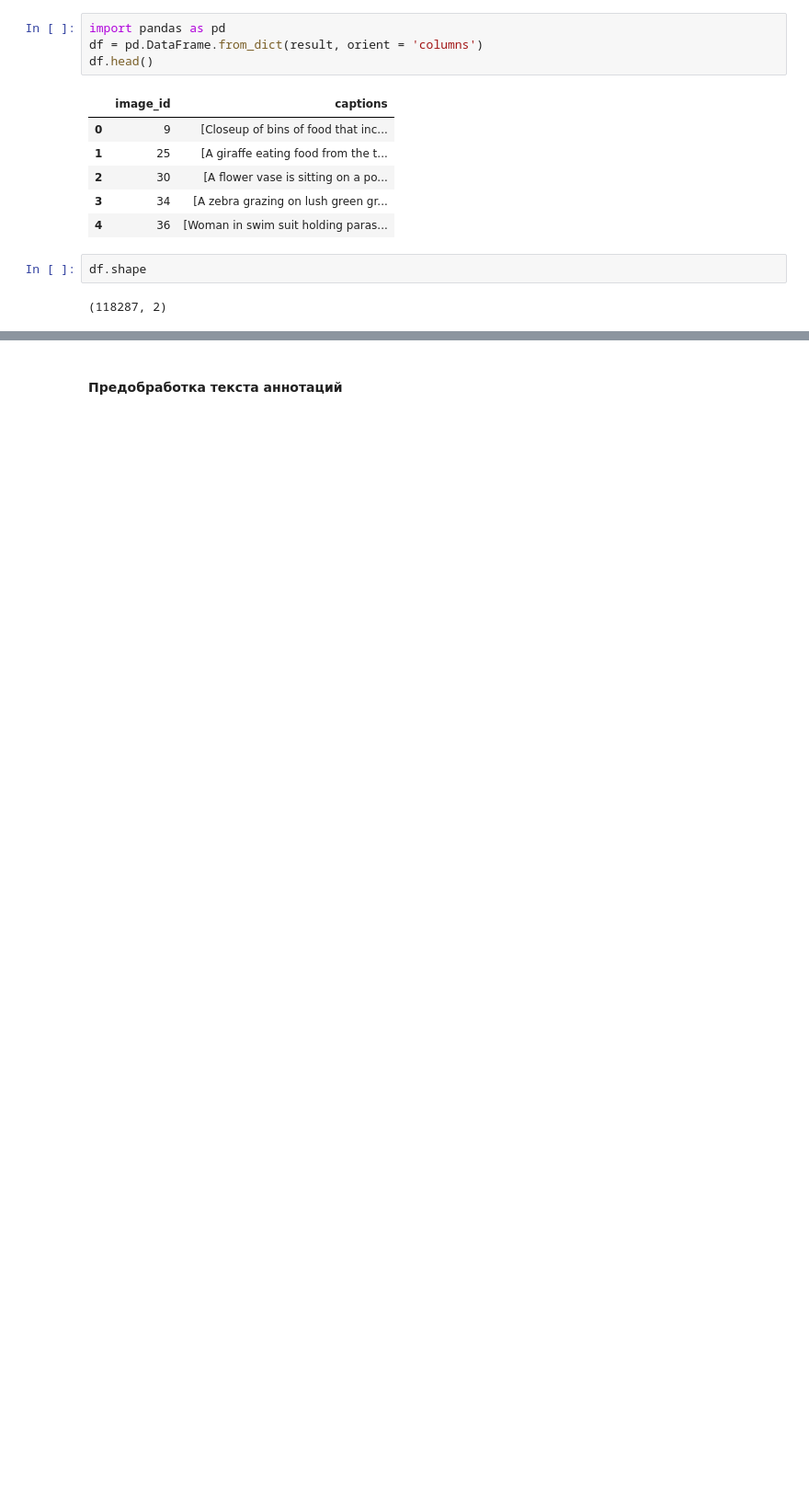
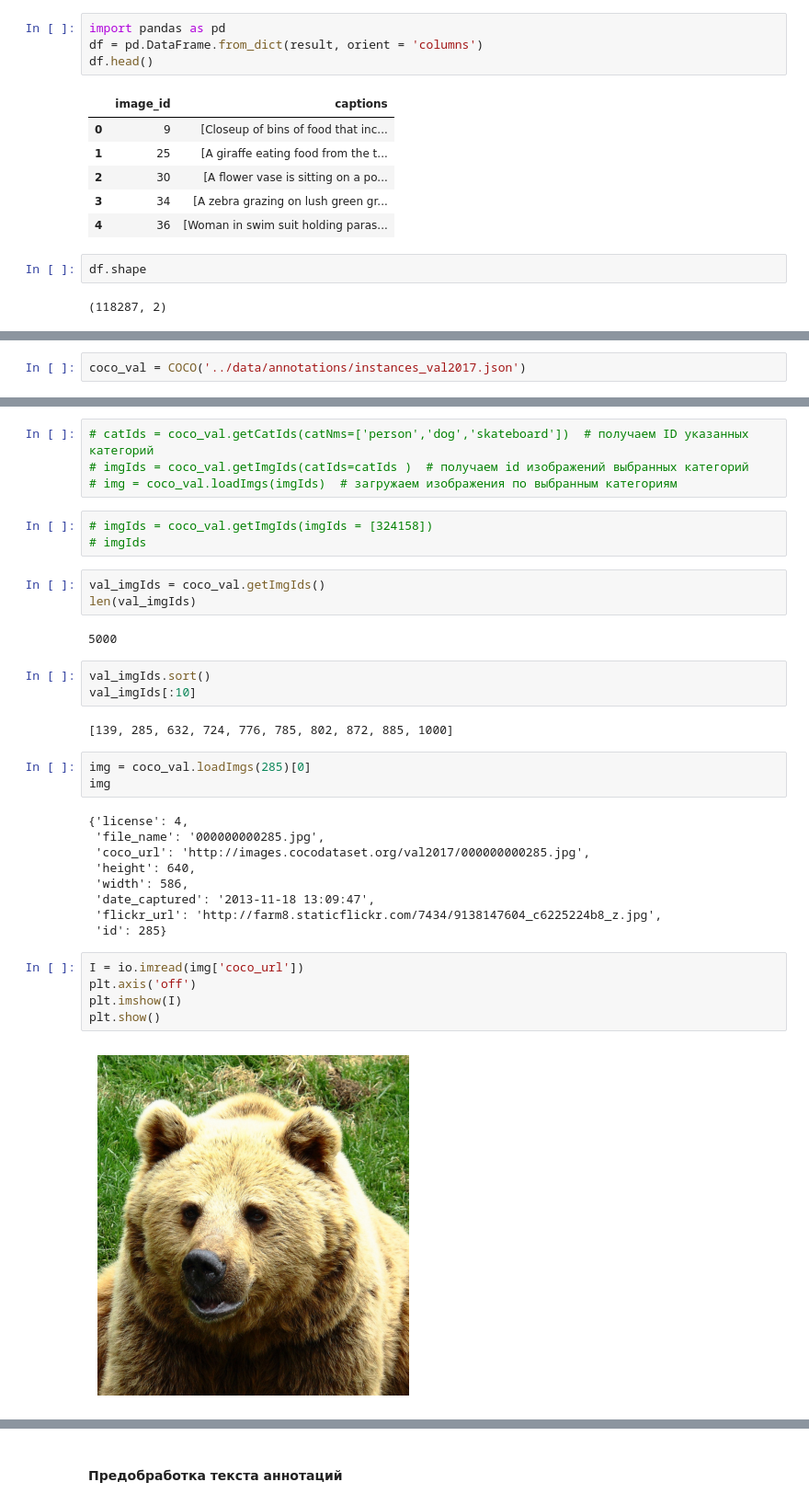
Before and after one commit to yamichnikita/image-captioning, a Jupyter notebook: image_captioning.ipynb, the cells around one changed output, grey strips where cells are left out. Shown at 92% size. Cells and saved outputs as stored; diff of their text form; blank space fills up the shorter version.

```diff
--- a/image_captioning.ipynb
+++ b/image_captioning.ipynb
@@ -458,0 +422,2 @@ pickle.dump(df, open('./pickle_files/img_id_plus_annotation_df.pickle','wb'))
+# %%
+coco_val = COCO('../data/annotations/instances_val2017.json')
@@ -458,0 +441,36 @@ pickle.dump(df, open('./pickle_files/img_id_plus_annotation_df.pickle','wb'))
+# %%
+# catIds = coco_val.getCatIds(catNms=['person','dog','skateboard'])  # получаем ID указанных категорий
+# imgIds = coco_val.getImgIds(catIds=catIds )  # получаем id изображений выбранных категорий
+# img = coco_val.loadImgs(imgIds)  # загружаем изображения по выбранным категориям
+# %%
+# imgIds = coco_val.getImgIds(imgIds = [324158])
+# imgIds
+# %%
+val_imgIds = coco_val.getImgIds()
+len(val_imgIds)
+# %% [output]
+5000
+# %%
+val_imgIds.sort()
+val_imgIds[:10]
+# %% [output]
+[139, 285, 632, 724, 776, 785, 802, 872, 885, 1000]
+# %%
+img = coco_val.loadImgs(285)[0]
+img
+# %% [output]
+{'license': 4,
+ 'file_name': '000000000285.jpg',
+ 'coco_url': 'http://images.cocodataset.org/val2017/000000000285.jpg',
+ 'height': 640,
+ 'width': 586,
+ 'date_captured': '2013-11-18 13:09:47',
+ 'flickr_url': 'http://farm8.staticflickr.com/7434/9138147604_c6225224b8_z.jpg',
+ 'id': 285}
+# %%
+I = io.imread(img['coco_url'])
+plt.axis('off')
+plt.imshow(I)
+plt.show()
+# %% [output]
+[figure, added]
```
Also changed, not shown: parts of 80 cells of this notebook, 2 other files.
